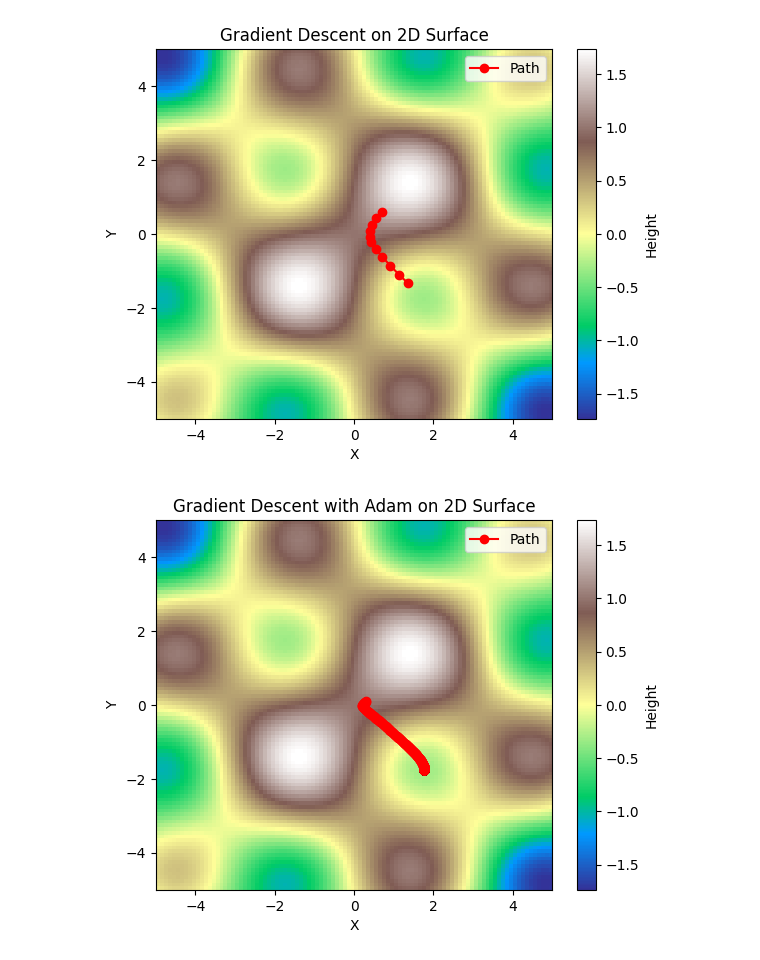
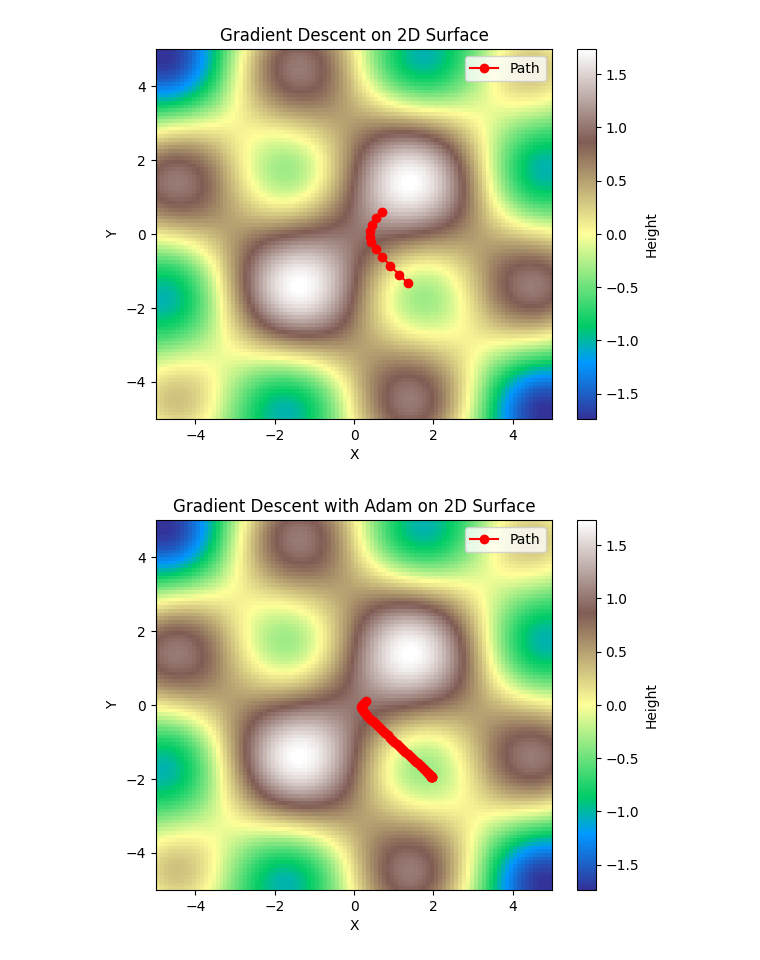
Before and after one commit to jordanbell2357/gradient_descent, a Jupyter notebook: gradient_descent.ipynb, the cells around one changed output. Cells and saved outputs as stored; diff of their text form; code cells hidden in the pictures.

```diff
--- a/gradient_descent.ipynb
+++ b/gradient_descent.ipynb
@@ -75,7 +75,7 @@ def gradient(f, x, y, dx=1e-6, dy=1e-6):
     return np.array([dzdx[0], dzdy[0]])
 
 # Initialize Adam optimizer parameters
-alpha = 0.01  # learning rate
+alpha = 0.05  # learning rate
 beta1 = 0.9  # exponential decay rate for the first moment estimates
 beta2 = 0.999  # exponential decay rate for the second moment estimates
 epsilon = 1e-8  # small constant to avoid division by zero
@@ -85,7 +85,7 @@ v = np.zeros(2)  # second moment vector
 
 # Initialize gradient descent parameters
 start = [0.3, 0.1]  # Initial point
-n_steps = 500  # Number of steps
+n_steps = 50  # Number of steps
 
 # Initialize path and current point
 path = [np.array(start)]
@@ -94,31 +94,31 @@ current_point = np.array(start)
 # Perform gradient descent with Adam optimizer
 for t in range(1, n_steps + 1):
     grad = gradient(f_interp, current_point[0], current_point[1])
 
     # Update biased first and second moment estimates
     m = beta1 * m + (1 - beta1) * grad
     v = beta2 * v + (1 - beta2) * grad ** 2
 
     # Correct bias in first and second moment estimates
     m_hat = m / (1 - beta1 ** t)
     v_hat = v / (1 - beta2 ** t)
 
     # Update current point
     current_point = current_point - alpha * m_hat / (np.sqrt(v_hat) + epsilon)
     path.append(current_point.copy())
 
 # Convert path to numpy array
 path = np.array(path)
 
 # Plotting
 plt.figure()
 plt.imshow(z, extent=[x.min(), x.max(), y.min(), y.max()], origin='lower', cmap='terrain', aspect='auto')
 plt.colorbar(label='Height')
 plt.plot(path[:, 0], path[:, 1], 'ro-', label='Path')
 plt.title('Gradient Descent with Adam on 2D Surface')
 plt.xlabel('X')
 plt.ylabel('Y')
 plt.legend()
 plt.show()
 # %% [output]
-[figure, old version]
+[figure, new version]
```
